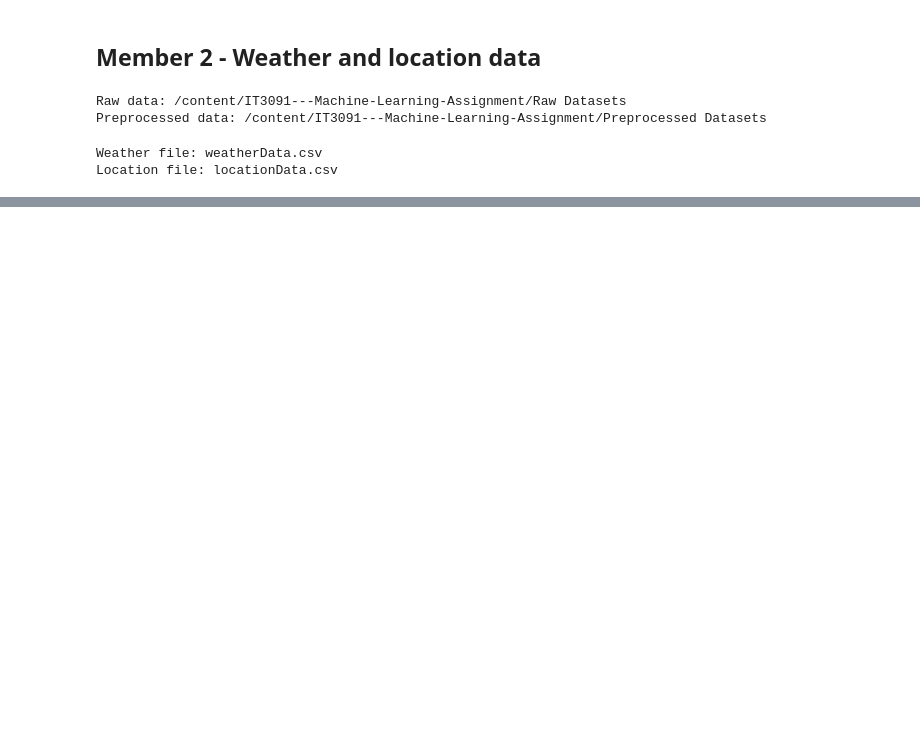
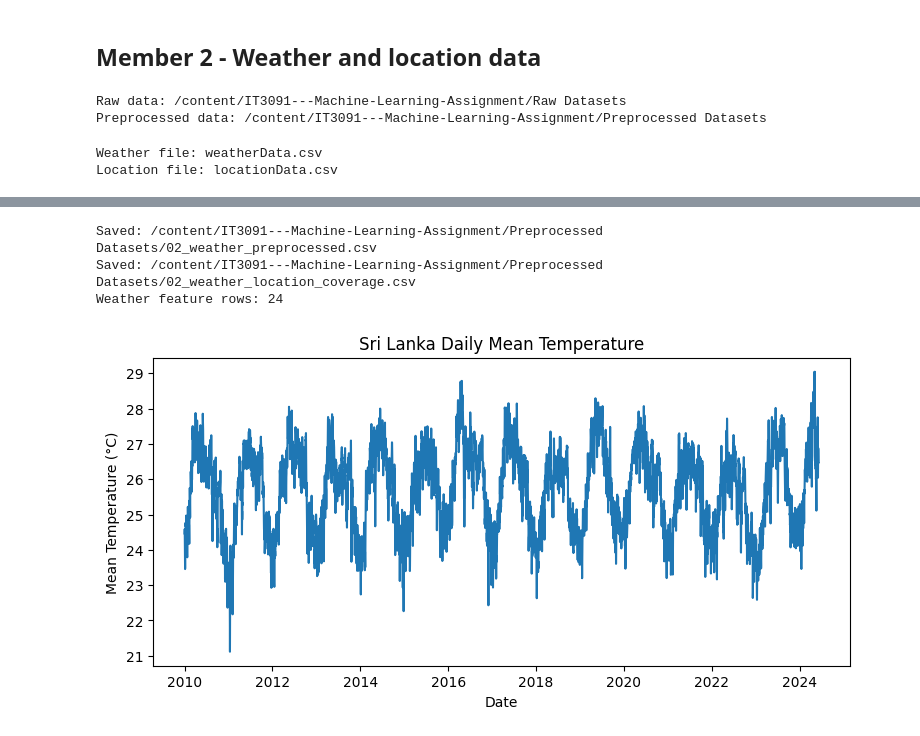
Before and after one commit to DTD-Wijesinghe/IT3091---Machine-Learning-Assignment, a Jupyter notebook: 02_IT24100533_Danthanarayana_DMR_Weather.ipynb, the cells around one changed output, grey strips where cells are left out. Drawn from its saved outputs; the diff is of its cells as text; code cells hidden in the pictures; blank space fills up the shorter version.

```diff
--- a/02_IT24100533_Danthanarayana_DMR_Weather.ipynb
+++ b/02_IT24100533_Danthanarayana_DMR_Weather.ipynb
@@ -176 +364,51 @@ Rows: 24
+# %%
+location_coverage = (
+    locations[location_cols]
+    .drop_duplicates()
+    .sort_values(
+        "city_name"
+        if "city_name" in location_cols
+        else "location_id"
+    )
+)
+
+weather_output = (
+    PREPROCESSED_PATH
+    / "02_weather_preprocessed.csv"
+)
+
+location_output = (
+    PREPROCESSED_PATH
+    / "02_weather_location_coverage.csv"
+)
+
+weather_3m.to_csv(
+    weather_output,
+    index=False
+)
+
+location_coverage.to_csv(
+    location_output,
+    index=False
+)
+
+print("Saved:", weather_output)
+print("Saved:", location_output)
+print("Weather feature rows:", len(weather_3m))
+# %% [output]
+Saved: /content/IT3091---Machine-Learning-Assignment/Preprocessed Datasets/02_weather_preprocessed.csv
+Saved: /content/IT3091---Machine-Learning-Assignment/Preprocessed Datasets/02_weather_location_coverage.csv
+Weather feature rows: 24
+# %%
+plt.figure(figsize=(9, 4))
+plt.plot(
+    weather_daily_nat["date"],
+    weather_daily_nat["temperature_2m_mean (°C)"]
+)
+plt.xlabel("Date")
+plt.ylabel("Mean Temperature (°C)")
+plt.title("Sri Lanka Daily Mean Temperature")
+plt.show()
+# %% [output]
+[figure, added]
 # %%
```
Also changed, not shown: parts of 11 cells of this notebook, 2 other files.
